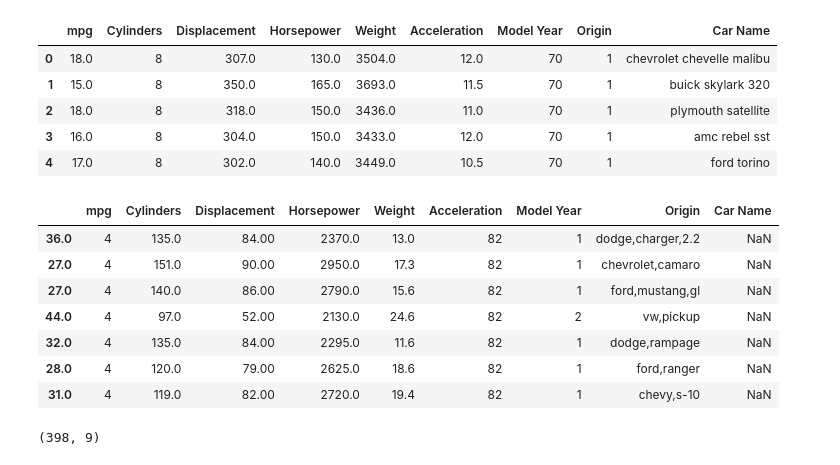
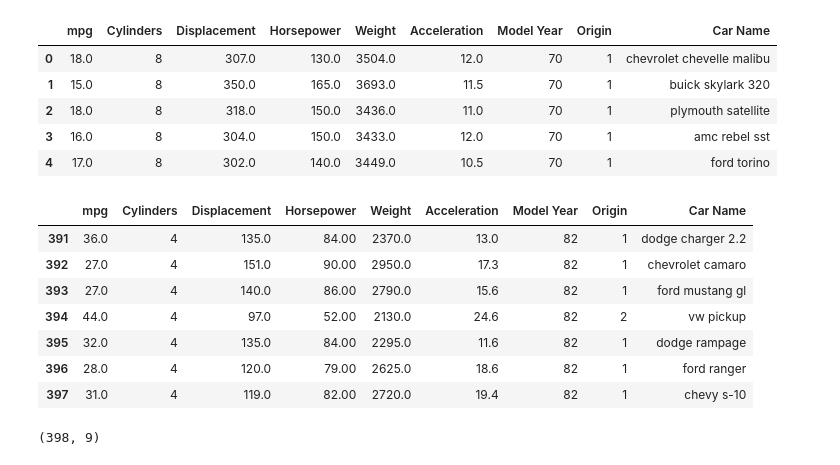
Before and after one commit to DS-17/Daily-Warm-Ups, a Jupyter notebook: Unit-1/basics.ipynb, the cells around one changed output. Cells and saved outputs as stored; diff of their text form; code cells hidden in the pictures.

```diff
--- a/Unit-1/basics.ipynb
+++ b/Unit-1/basics.ipynb
@@ -50,16 +50,16 @@ data.head()
 | 4 | 17.0 | 8 | 302.0 | 140.0 | 3449.0 | 10.5 | 70 | 1 | ford torino |
 # %%
 # and the last 7
-df.tail(7)
+data.tail(7)
 # %% [output]
 |  | mpg | Cylinders | Displacement | Horsepower | Weight | Acceleration | Model Year | Origin | Car Name |
-| 36.0 | 4 | 135.0 | 84.00 | 2370.0 | 13.0 | 82 | 1 | dodge,charger,2.2 | NaN |
-| 27.0 | 4 | 151.0 | 90.00 | 2950.0 | 17.3 | 82 | 1 | chevrolet,camaro | NaN |
-| 27.0 | 4 | 140.0 | 86.00 | 2790.0 | 15.6 | 82 | 1 | ford,mustang,gl | NaN |
-| 44.0 | 4 | 97.0 | 52.00 | 2130.0 | 24.6 | 82 | 2 | vw,pickup | NaN |
-| 32.0 | 4 | 135.0 | 84.00 | 2295.0 | 11.6 | 82 | 1 | dodge,rampage | NaN |
-| 28.0 | 4 | 120.0 | 79.00 | 2625.0 | 18.6 | 82 | 1 | ford,ranger | NaN |
-| 31.0 | 4 | 119.0 | 82.00 | 2720.0 | 19.4 | 82 | 1 | chevy,s-10 | NaN |
+| 391 | 36.0 | 4 | 135.0 | 84.00 | 2370.0 | 13.0 | 82 | 1 | dodge charger 2.2 |
+| 392 | 27.0 | 4 | 151.0 | 90.00 | 2950.0 | 17.3 | 82 | 1 | chevrolet camaro |
+| 393 | 27.0 | 4 | 140.0 | 86.00 | 2790.0 | 15.6 | 82 | 1 | ford mustang gl |
+| 394 | 44.0 | 4 | 97.0 | 52.00 | 2130.0 | 24.6 | 82 | 2 | vw pickup |
+| 395 | 32.0 | 4 | 135.0 | 84.00 | 2295.0 | 11.6 | 82 | 1 | dodge rampage |
+| 396 | 28.0 | 4 | 120.0 | 79.00 | 2625.0 | 18.6 | 82 | 1 | ford ranger |
+| 397 | 31.0 | 4 | 119.0 | 82.00 | 2720.0 | 19.4 | 82 | 1 | chevy s-10 |
 # %%
 # how many rows are in the dataset?
 398
```
